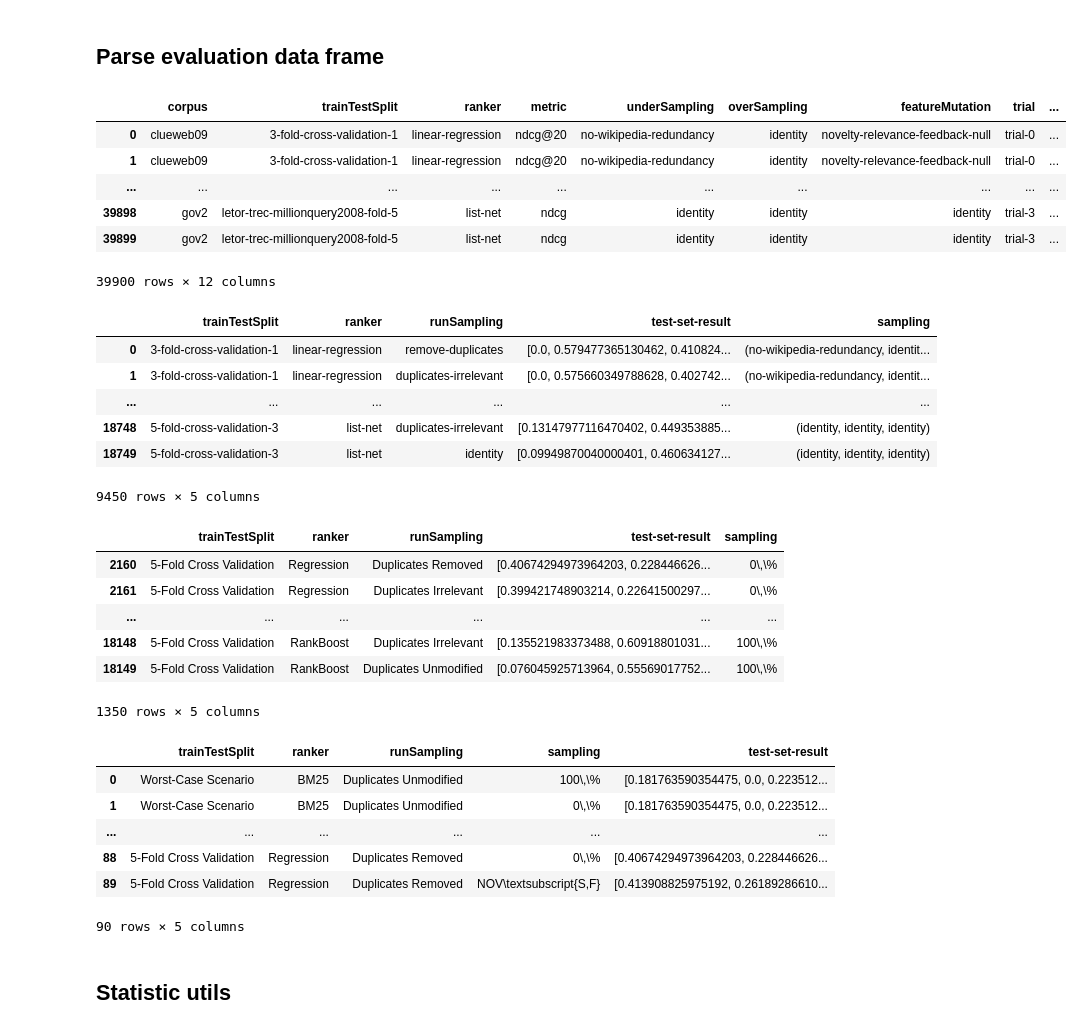
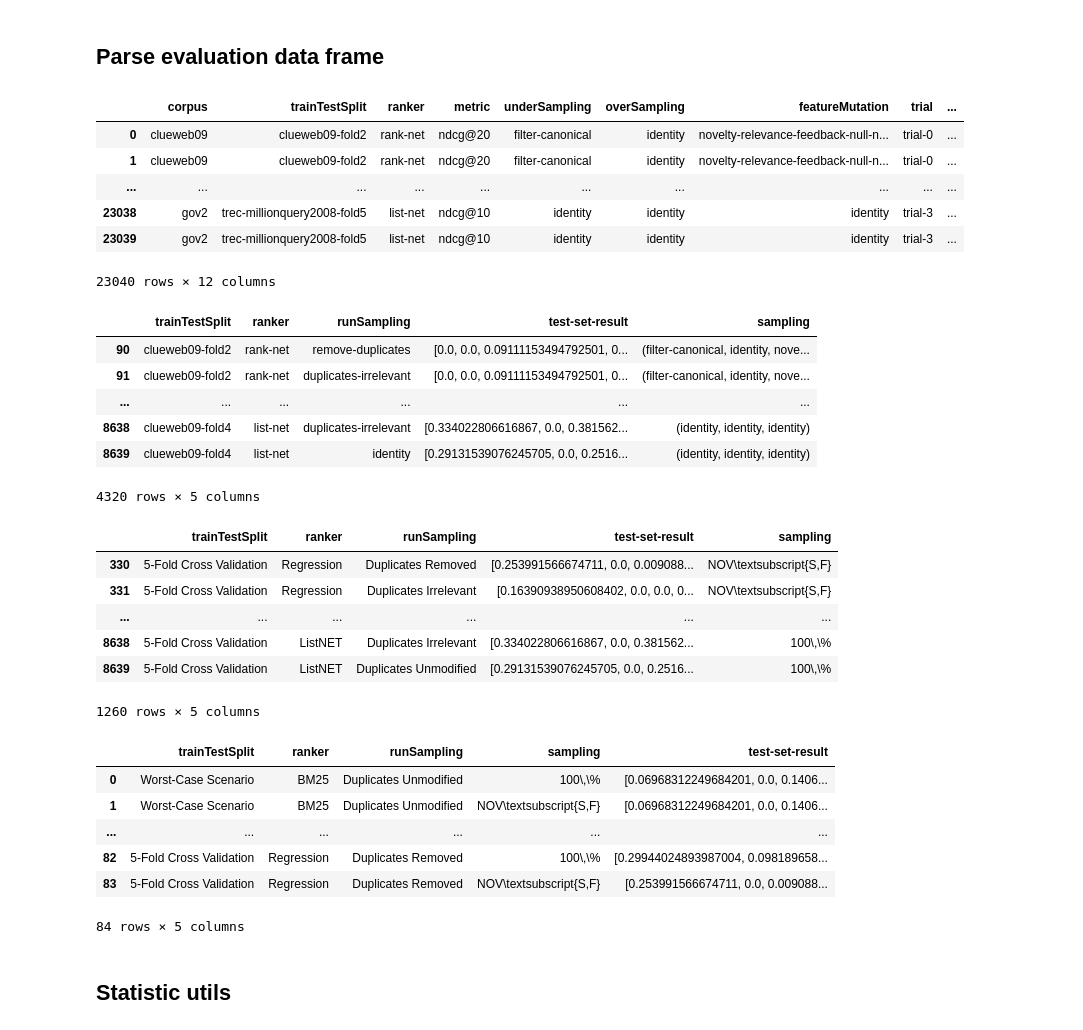
Before and after one commit to webis-de/sigir20-sampling-bias-due-to-near-duplicates-in-learning-to-rank, a Jupyter notebook: notebooks/evaluation.ipynb, the cells around one changed output. Drawn from its saved outputs; the diff is of its cells as text; code cells hidden in the pictures.

Commit message:
Fix notebook for new evaluations

```diff
--- a/notebooks/evaluation.ipynb
+++ b/notebooks/evaluation.ipynb
@@ -21,0 +19,10 @@ OUTPUT_DIR = WORKSPACE_DIR + "figures/"
+# %%
+TIMESTAMP = "2020-05-06-04-13"
+
+NOTEBOOKS_DIR = Path(os.getcwd())
+WORKSPACE_DIR = NOTEBOOKS_DIR.parent
+DATA_DIR = WORKSPACE_DIR / "data"
+EVALUATION_DIR = (DATA_DIR / "experiments" / TIMESTAMP).resolve(True)
+OUTPUT_DIR = (DATA_DIR / "figures")
+OUTPUT_DIR.mkdir(exist_ok=True)
+OUTPUT_DIR
@@ -23,12 +32,14 @@ OUTPUT_DIR = WORKSPACE_DIR + "figures/"
 ## Name mappings
 # %%
 evaluation_names = {
-    "map-per-topic": r"\map{}~Performance",
-    "ndcg-per-topic": r"\ndcg{}~Performance",
     "ndcg@10-per-topic": r"\ndcg{10}~Performance",
     "ndcg@20-per-topic": r"\ndcg{20}~Performance",
+    "ndcg-per-topic": r"\ndcg{}~Performance",
+    "map-per-topic": r"\map{}~Performance",
     "first-wikipedia-rank-per-topic": r"Mean First Rank of Wikipedia Documents",
     "first-irrelevant-wikipedia-rank-per-topic": r"Mean First Rank of Irrelevant Wikipedia Documents",
+    "first-duplicate-rank-per-topic": r"Mean First Rank of Wikipedia Documents",
+    "first-irrelevant-duplicate-rank-per-topic": r"Mean First Rank of Irrelevant Wikipedia Documents",
     "domain-fairness-per-topic": r"Fairness of Exposure Across Domains"
 }
 
@@ -104,6 +115,10 @@ split_names = {
     "trec-millionquery2008-fold5": r"5-Fold Cross Validation MQ2008"
 }
 
+evaluations = list(evaluation_names.keys())
+
+corpora = list(corpus_names.keys())
+
 evaluation_filter_metrics = {
     "map-per-topic": "ndcg@20",
     "ndcg-per-topic": "ndcg@20",
@@ -113,10 +128,9 @@ evaluation_filter_metrics = {
     "first-irrelevant-wikipedia-rank-per-topic": "ndcg@20",
     "domain-fairness-per-topic": "ndcg@20"
 }
-
-evaluations = list(evaluation_names.keys())
-
-corpora = list(corpus_names.keys())
+default_evaluation_filter_metrics = { e : 5 for e in evaluations }
+for e in evaluations:
+    if
 # %% [markdown]
 ## Configuration
 # %%
@@ -127,19 +141,19 @@ baseline_sampling = sampling_names[("identity", "identity", "identity")]
 # %%
 # Read from JSON-Lines file.
 def get_evaluation_raw(name):
-    file = EVALUATION_DIR + "evaluation-of-experiments-" + name + ".jsonl"
-    return pd.read_json(open(file), lines=True)
+    file = EVALUATION_DIR / ("evaluation-of-experiments-" + name + ".jsonl")
+    return pd.read_json(file.open(), lines=True)
 
 # Only print for debugging.
 get_evaluation_raw(evaluations[0])
 # %% [output]
 |  | corpus | trainTestSplit | ranker | metric | underSampling | overSampling | featureMutation | trial | ... |
-| 0 | clueweb09 | 3-fold-cross-validation-1 | linear-regression | ndcg@20 | no-wikipedia-redundancy | identity | novelty-relevance-feedback-null | trial-0 | ... |
-| 1 | clueweb09 | 3-fold-cross-validation-1 | linear-regression | ndcg@20 | no-wikipedia-redundancy | identity | novelty-relevance-feedback-null | trial-0 | ... |
+| 0 | clueweb09 | clueweb09-fold2 | rank-net | ndcg@20 | filter-canonical | identity | novelty-relevance-feedback-null-n... | trial-0 | ... |
+| 1 | clueweb09 | clueweb09-fold2 | rank-net | ndcg@20 | filter-canonical | identity | novelty-relevance-feedback-null-n... | trial-0 | ... |
 | ... | ... | ... | ... | ... | ... | ... | ... | ... | ... |
-| 39898 | gov2 | letor-trec-millionquery2008-fold-5 | list-net | ndcg | identity | identity | identity | trial-3 | ... |
-| 39899 | gov2 | letor-trec-millionquery2008-fold-5 | list-net | ndcg | identity | identity | identity | trial-3 | ... |
+| 23038 | gov2 | trec-millionquery2008-fold5 | list-net | ndcg@10 | identity | identity | identity | trial-3 | ... |
+| 23039 | gov2 | trec-millionquery2008-fold5 | list-net | ndcg@10 | identity | identity | identity | trial-3 | ... |
-39900 rows × 12 columns
+23040 rows × 12 columns
 # %%
 def get_evaluation(evaluation_name, corpus=None):
     evaluation = get_evaluation_raw(evaluation_name)
@@ -174,12 +188,12 @@ def get_evaluation(evaluation_name, corpus=None):
 get_evaluation(evaluations[0], corpora[0])
 # %% [output]
 |  | trainTestSplit | ranker | runSampling | test-set-result | sampling |
-| 0 | 3-fold-cross-validation-1 | linear-regression | remove-duplicates | [0.0, 0.579477365130462, 0.410824... | (no-wikipedia-redundancy, identit... |
-| 1 | 3-fold-cross-validation-1 | linear-regression | duplicates-irrelevant | [0.0, 0.575660349788628, 0.402742... | (no-wikipedia-redundancy, identit... |
+| 90 | clueweb09-fold2 | rank-net | remove-duplicates | [0.0, 0.0, 0.09111153494792501, 0... | (filter-canonical, identity, nove... |
+| 91 | clueweb09-fold2 | rank-net | duplicates-irrelevant | [0.0, 0.0, 0.09111153494792501, 0... | (filter-canonical, identity, nove... |
 | ... | ... | ... | ... | ... | ... |
-| 18748 | 5-fold-cross-validation-3 | list-net | duplicates-irrelevant | [0.13147977116470402, 0.449353885... | (identity, identity, identity) |
-| 18749 | 5-fold-cross-validation-3 | list-net | identity | [0.09949870040000401, 0.460634127... | (identity, identity, identity) |
+| 8638 | clueweb09-fold4 | list-net | duplicates-irrelevant | [0.334022806616867, 0.0, 0.381562... | (identity, identity, identity) |
+| 8639 | clueweb09-fold4 | list-net | identity | [0.29131539076245705, 0.0, 0.2516... | (identity, identity, identity) |
-9450 rows × 5 columns
+4320 rows × 5 columns
 # %%
 def get_evaluation_labeled(evaluation_name, corpus=None):
     evaluation = get_evaluation(evaluation_name, corpus)
@@ -206,12 +220,12 @@ def get_evaluation_labeled(evaluation_name, corpus=None):
 get_evaluation_labeled(evaluations[0], corpora[0])
 # %% [output]
 |  | trainTestSplit | ranker | runSampling | test-set-result | sampling |
-| 2160 | 5-Fold Cross Validation | Regression | Duplicates Removed | [0.40674294973964203, 0.228446626... | 0\,\% |
-| 2161 | 5-Fold Cross Validation | Regression | Duplicates Irrelevant | [0.399421748903214, 0.22641500297... | 0\,\% |
+| 330 | 5-Fold Cross Validation | Regression | Duplicates Removed | [0.253991566674711, 0.0, 0.009088... | NOV\textsubscript{S,F} |
+| 331 | 5-Fold Cross Validation | Regression | Duplicates Irrelevant | [0.16390938950608402, 0.0, 0.0, 0... | NOV\textsubscript{S,F} |
 | ... | ... | ... | ... | ... | ... |
-| 18148 | 5-Fold Cross Validation | RankBoost | Duplicates Irrelevant | [0.135521983373488, 0.60918801031... | 100\,\% |
-| 18149 | 5-Fold Cross Validation | RankBoost | Duplicates Unmodified | [0.076045925713964, 0.55569017752... | 100\,\% |
+| 8638 | 5-Fold Cross Validation | ListNET | Duplicates Irrelevant | [0.334022806616867, 0.0, 0.381562... | 100\,\% |
+| 8639 | 5-Fold Cross Validation | ListNET | Duplicates Unmodified | [0.29131539076245705, 0.0, 0.2516... | 100\,\% |
-1350 rows × 5 columns
+1260 rows × 5 columns
 # %%
 def categorical_type(categories):
     categories = list(categories)
@@ -257,12 +271,12 @@ def get_evaluation_aggregated(evaluation_name, corpus=None):
 get_evaluation_aggregated(evaluations[0], corpora[0])
 # %% [output]
 |  | trainTestSplit | ranker | runSampling | sampling | test-set-result |
-| 0 | Worst-Case Scenario | BM25 | Duplicates Unmodified | 100\,\% | [0.181763590354475, 0.0, 0.223512... |
-| 1 | Worst-Case Scenario | BM25 | Duplicates Unmodified | 0\,\% | [0.181763590354475, 0.0, 0.223512... |
+| 0 | Worst-Case Scenario | BM25 | Duplicates Unmodified | 100\,\% | [0.06968312249684201, 0.0, 0.1406... |
+| 1 | Worst-Case Scenario | BM25 | Duplicates Unmodified | NOV\textsubscript{S,F} | [0.06968312249684201, 0.0, 0.1406... |
 | ... | ... | ... | ... | ... | ... |
-| 88 | 5-Fold Cross Validation | Regression | Duplicates Removed | 0\,\% | [0.40674294973964203, 0.228446626... |
-| 89 | 5-Fold Cross Validation | Regression | Duplicates Removed | NOV\textsubscript{S,F} | [0.413908825975192, 0.26189286610... |
+| 82 | 5-Fold Cross Validation | Regression | Duplicates Removed | 100\,\% | [0.29944024893987004, 0.098189658... |
+| 83 | 5-Fold Cross Validation | Regression | Duplicates Removed | NOV\textsubscript{S,F} | [0.253991566674711, 0.0, 0.009088... |
-90 rows × 5 columns
+84 rows × 5 columns
 # %% [markdown]
 ## Statistic utils
 # %%
```
Also changed, not shown: parts of 5 cells of this notebook.
